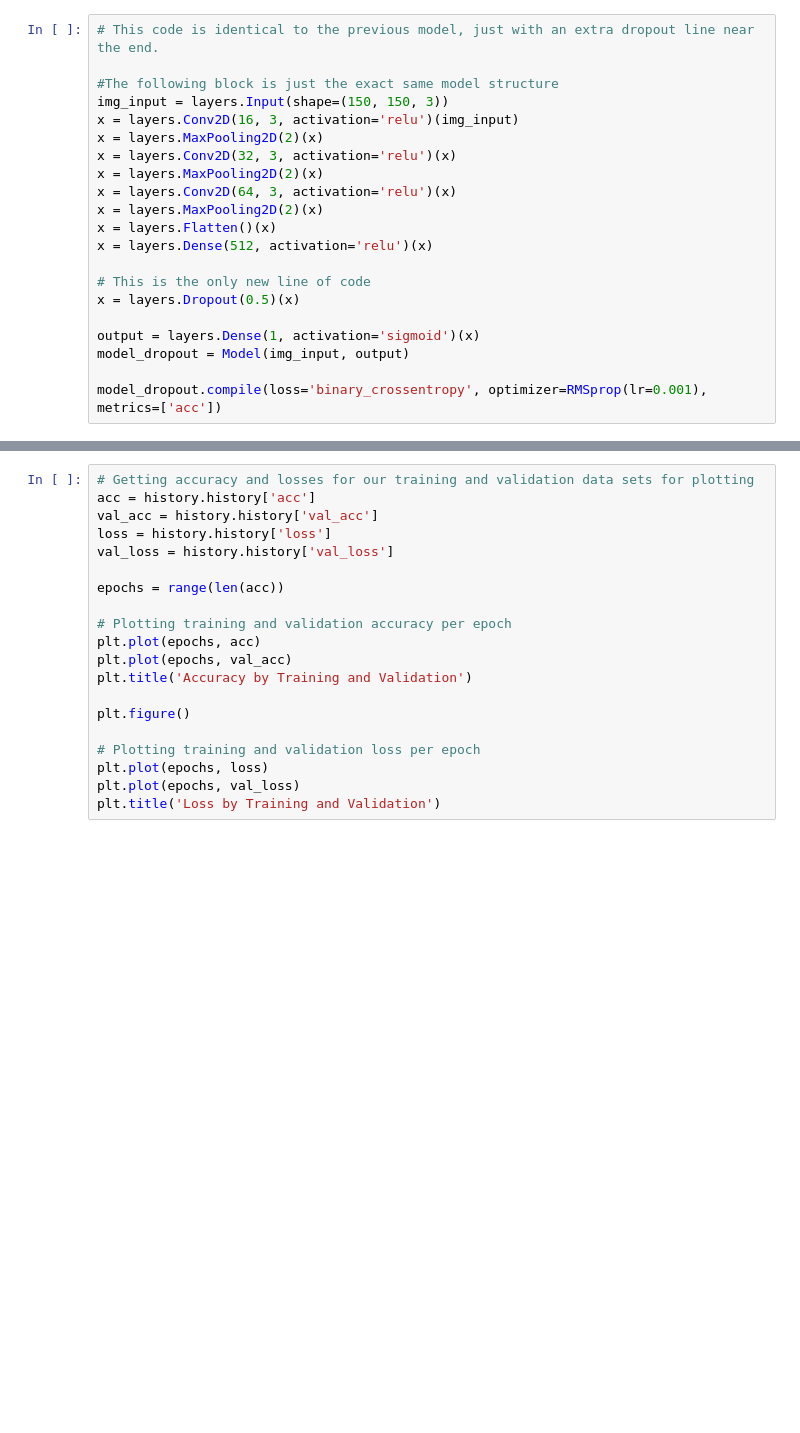
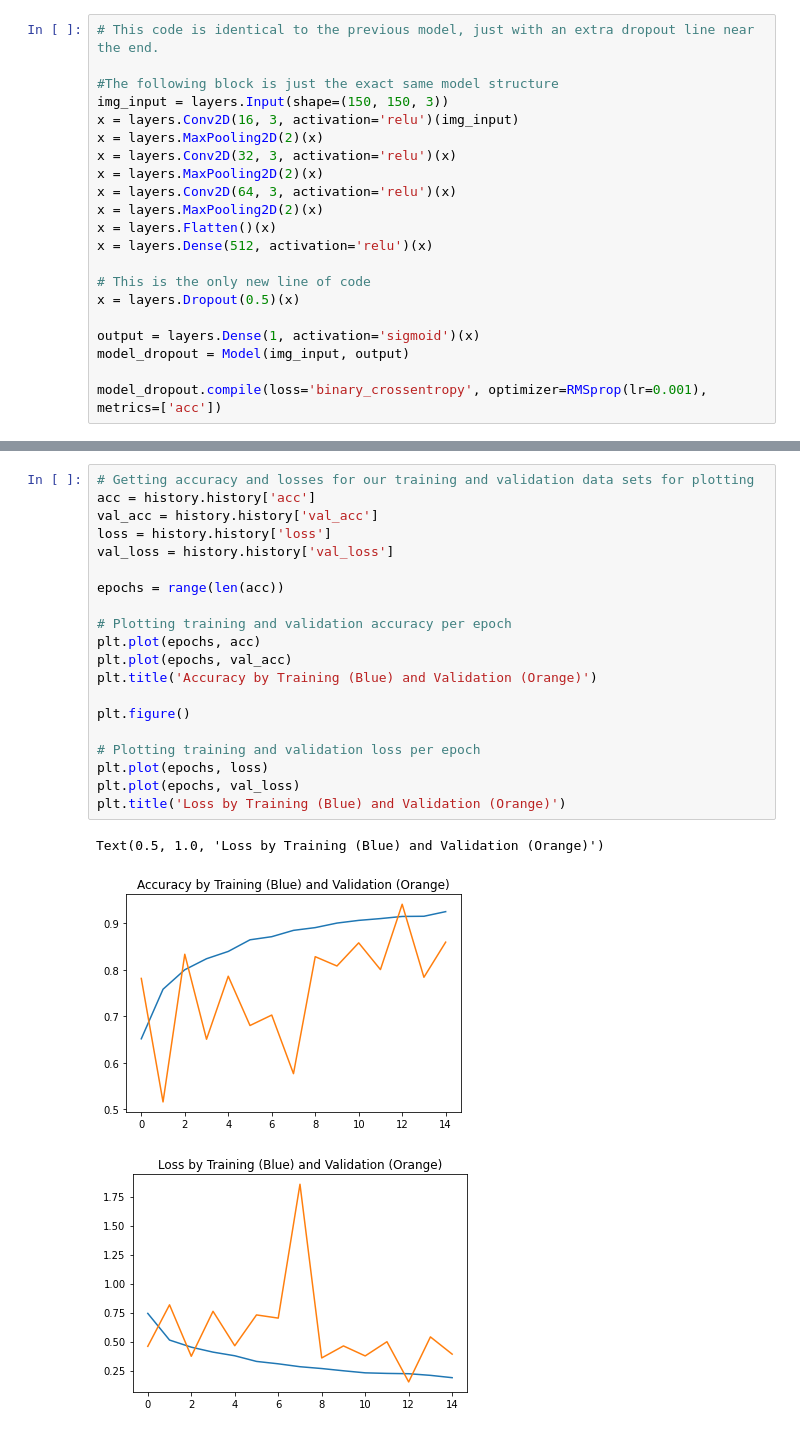
Before and after one commit to CommonerCoffee/Identifying-Manga-with-Convolutional-Neural-Networks, a Jupyter notebook: Identifying_Manga_with_Convolutional_Neural_Networks.ipynb, the cells around one changed output, grey strips where cells are left out. Saved outputs shown, nothing was run; the diff lists cells and outputs as text; blank space fills up the shorter version.

```diff
--- a/Identifying_Manga_with_Convolutional_Neural_Networks.ipynb
+++ b/Identifying_Manga_with_Convolutional_Neural_Networks.ipynb
@@ -357,20 +367,24 @@ When we plot our accuracy and losses over the epochs, we find that the overfit i
 # %%
 # Getting accuracy and losses for our training and validation data sets for plotting
 acc = history.history['acc']
 val_acc = history.history['val_acc']
 loss = history.history['loss']
 val_loss = history.history['val_loss']
 
 epochs = range(len(acc))
 
 # Plotting training and validation accuracy per epoch
 plt.plot(epochs, acc)
 plt.plot(epochs, val_acc)
-plt.title('Accuracy by Training and Validation')
+plt.title('Accuracy by Training (Blue) and Validation (Orange)')
 
 plt.figure()
 
 # Plotting training and validation loss per epoch
 plt.plot(epochs, loss)
 plt.plot(epochs, val_loss)
-plt.title('Loss by Training and Validation')
+plt.title('Loss by Training (Blue) and Validation (Orange)')
+# %% [output]
+Text(0.5, 1.0, 'Loss by Training (Blue) and Validation (Orange)')
+[figure, added]
+[figure, added]
```
Also changed, not shown: parts of 29 cells of this notebook.
